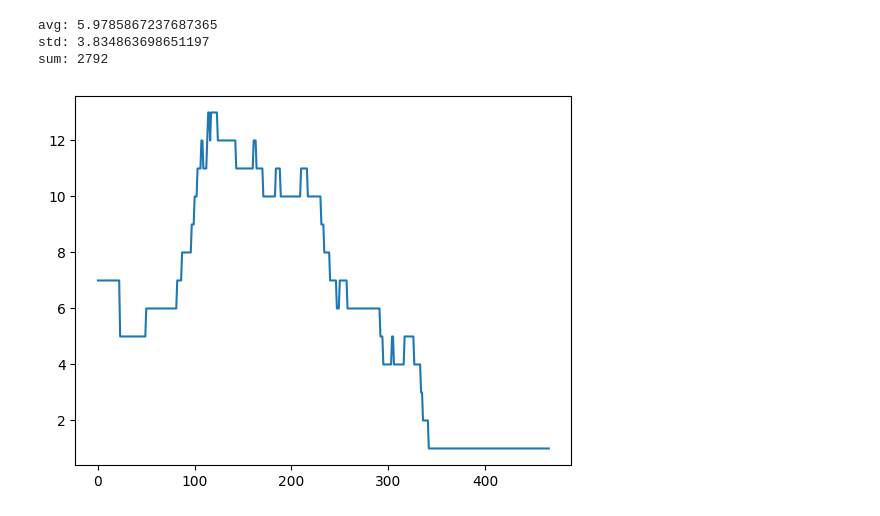
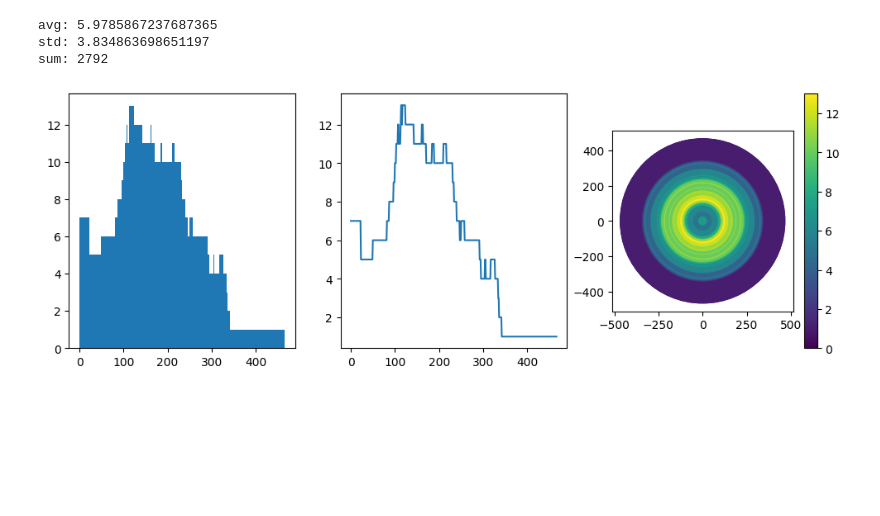
Before and after one commit to yzx9/swcgeom, a Jupyter notebook: examples/Sholl.ipynb, the cells around one changed output. Saved outputs shown, nothing was run; the diff lists cells and outputs as text; code cells hidden in the pictures; blank space fills up the shorter version.

Commit message:
feat(analysisi/sholl): support circles plot

```diff
--- a/examples/Sholl.ipynb
+++ b/examples/Sholl.ipynb
@@ -11,16 +12,21 @@ from swcgeom.analysis import draw, Sholl
 # %%
-swc1 = "101711-10_4p5-of-16_initial.CNG.swc"
-swc2 = "101711-11_16-of-16_initial.CNG.swc"
+swc1 = "data/101711-10_4p5-of-16_initial.CNG.swc"
+swc2 = "data/101711-11_16-of-16_initial.CNG.swc"
 
 tree = swcgeom.Tree.from_swc(swc1)
 # %%
 sholl_result = Sholl(tree)
 print(f"avg: {sholl_result.avg()}")
 print(f"std: {sholl_result.std()}")
 print(f"sum: {sholl_result.sum()}")
-fig, ax = sholl_result.plot()
+
+fig, (ax0, ax1, ax2) = plt.subplots(1, 3)
+fig.set_size_inches(12, 4)
+_ = sholl_result.plot(plot_type="bar", ax=ax0)
+_ = sholl_result.plot(plot_type="linechart", ax=ax1)
+_ = sholl_result.plot(plot_type="circles", ax=ax2)
 # %% [output]
 avg: 5.9785867237687365
 std: 3.834863698651197
 sum: 2792
-[figure, old version]
+[figure, new version]
```
Also changed, not shown: parts of 1 cell of this notebook, 2 other files.
